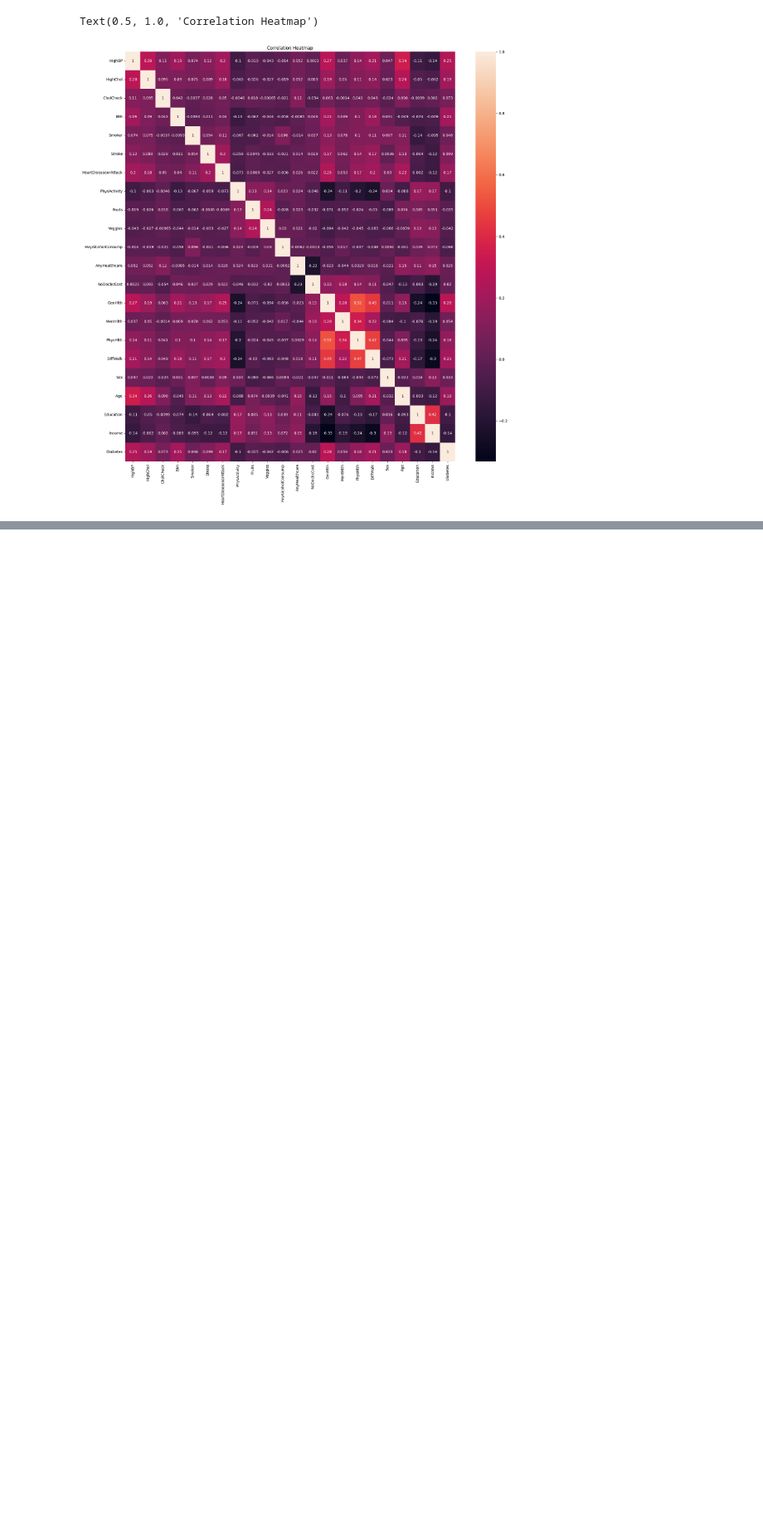
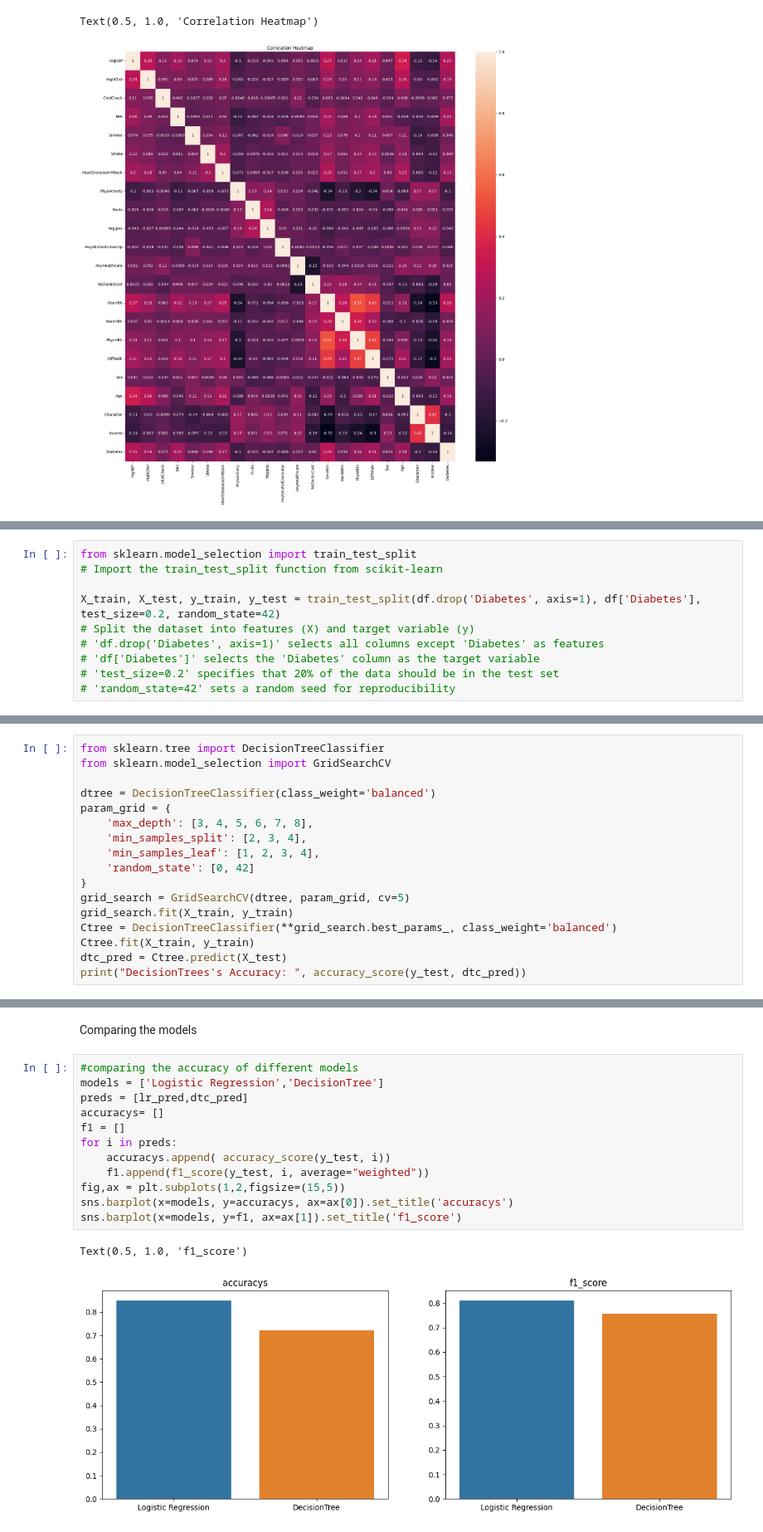
Before and after one commit to Payal2000/Diabetes_Prediction, a Jupyter notebook: Diabetes_Study.ipynb, the cells around one changed output, grey strips where cells are left out. Shown at 83% size. Drawn from its saved outputs; the diff is of its cells as text; blank space fills up the shorter version.

```diff
--- a/Diabetes_Study.ipynb
+++ b/Diabetes_Study.ipynb
@@ -313,0 +316,10 @@ Text(0.5, 1.0, 'Correlation Heatmap')
+# %%
+from sklearn.model_selection import train_test_split
+# Import the train_test_split function from scikit-learn
+
+X_train, X_test, y_train, y_test = train_test_split(df.drop('Diabetes', axis=1), df['Diabetes'], test_size=0.2, random_state=42)
+# Split the dataset into features (X) and target variable (y)
+# 'df.drop('Diabetes', axis=1)' selects all columns except 'Diabetes' as features
+# 'df['Diabetes']' selects the 'Diabetes' column as the target variable
+# 'test_size=0.2' specifies that 20% of the data should be in the test set
+# 'random_state=42' sets a random seed for reproducibility
@@ -313,0 +370,17 @@ Text(0.5, 1.0, 'Correlation Heatmap')
+# %%
+from sklearn.tree import DecisionTreeClassifier
+from sklearn.model_selection import GridSearchCV
+
+dtree = DecisionTreeClassifier(class_weight='balanced')
+param_grid = {
+    'max_depth': [3, 4, 5, 6, 7, 8],
+    'min_samples_split': [2, 3, 4],
+    'min_samples_leaf': [1, 2, 3, 4],
+    'random_state': [0, 42]
+}
+grid_search = GridSearchCV(dtree, param_grid, cv=5)
+grid_search.fit(X_train, y_train)
+Ctree = DecisionTreeClassifier(**grid_search.best_params_, class_weight='balanced')
+Ctree.fit(X_train, y_train)
+dtc_pred = Ctree.predict(X_test)
+print("DecisionTrees's Accuracy: ", accuracy_score(y_test, dtc_pred))
@@ -313,0 +421,17 @@ Text(0.5, 1.0, 'Correlation Heatmap')
+# %% [markdown]
+Comparing the models
+# %%
+#comparing the accuracy of different models
+models = ['Logistic Regression','DecisionTree']
+preds = [lr_pred,dtc_pred]
+accuracys= []
+f1 = []
+for i in preds:
+    accuracys.append( accuracy_score(y_test, i))
+    f1.append(f1_score(y_test, i, average="weighted"))
+fig,ax = plt.subplots(1,2,figsize=(15,5))
+sns.barplot(x=models, y=accuracys, ax=ax[0]).set_title('accuracys')
+sns.barplot(x=models, y=f1, ax=ax[1]).set_title('f1_score')
+# %% [output]
+Text(0.5, 1.0, 'f1_score')
+[figure, added]
```
Also changed, not shown: parts of 11 cells of this notebook.
